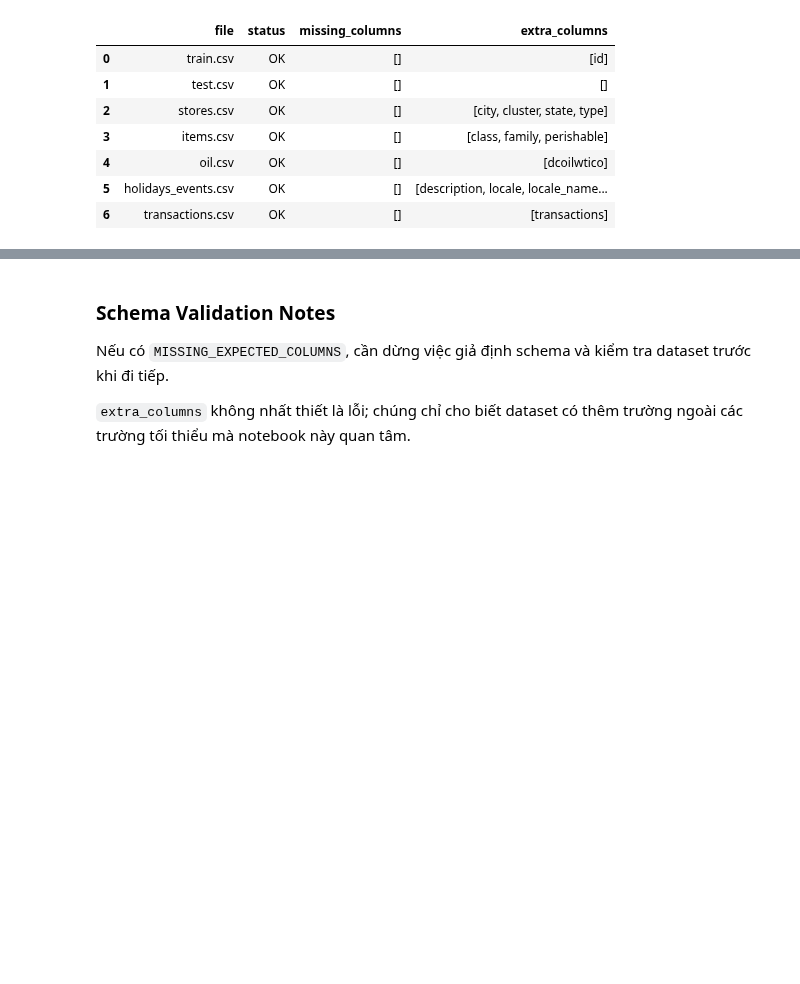
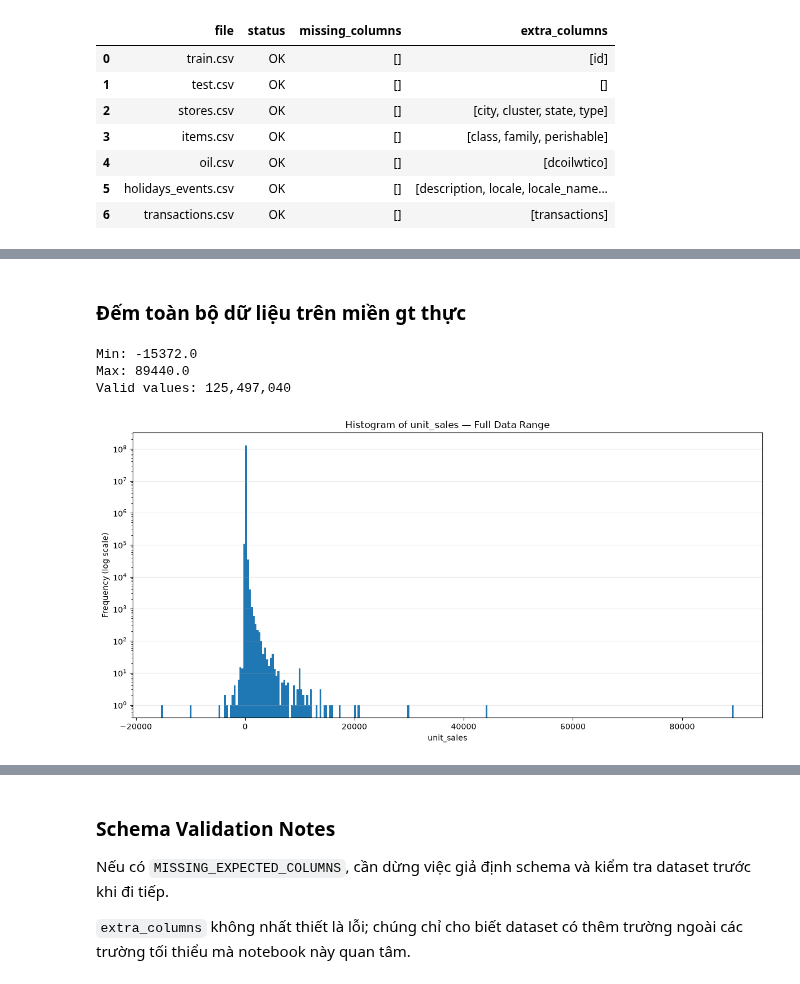
Before and after one commit to AlligatorTHPhat/Machine-learning-project-Grocery-sales-forecast, a Jupyter notebook: notebooks/01_eda.ipynb, the cells around one changed output, grey strips where cells are left out. Cells and saved outputs as stored; diff of their text form; code cells hidden in the pictures; blank space fills up the shorter version.

```diff
--- a/notebooks/01_eda.ipynb
+++ b/notebooks/01_eda.ipynb
@@ -294,0 +1323,65 @@ schema_check_df
+# %% [markdown]
+### Đếm toàn bộ dữ liệu trên miền gt thực
+# %%
+import pandas as pd
+import numpy as np
+import matplotlib.pyplot as plt
+
+train_path = "../data/raw/train.csv"
+chunk_size = 1_000_000
+n_bins = 300
+
+# Pass 1: tìm miền giá trị thực tế
+min_val = np.inf
+max_val = -np.inf
+n_valid = 0
+
+for chunk in pd.read_csv(
+    train_path,
+    usecols=["unit_sales"],
+    chunksize=chunk_size
+):
+    s = chunk["unit_sales"].dropna()
+    if not s.empty:
+        min_val = min(min_val, s.min())
+        max_val = max(max_val, s.max())
+        n_valid += len(s)
+
+print(f"Min: {min_val}")
+print(f"Max: {max_val}")
+print(f"Valid values: {n_valid:,}")
+
+# Tạo bins bao phủ toàn bộ miền quan sát
+if min_val == max_val:
+    bin_edges = np.array([min_val - 0.5, max_val + 0.5])
+else:
+    bin_edges = np.linspace(min_val, max_val, n_bins + 1)
+
+# Pass 2: đếm tần suất theo bins
+counts = np.zeros(len(bin_edges) - 1, dtype=np.int64)
+
+for chunk in pd.read_csv(
+    train_path,
+    usecols=["unit_sales"],
+    chunksize=chunk_size
+):
+    values = chunk["unit_sales"].dropna().to_numpy()
+    counts += np.histogram(values, bins=bin_edges)[0]
+
+# Vẽ biểu đồ
+fig, ax = plt.subplots(figsize=(12, 6))
+
+ax.stairs(counts, bin_edges, fill=True)
+ax.set_yscale("log")
+ax.set_title("Histogram of unit_sales — Full Data Range")
+ax.set_xlabel("unit_sales")
+ax.set_ylabel("Frequency (log scale)")
+ax.grid(axis="y", alpha=0.3)
+
+plt.tight_layout()
+plt.show()
+# %% [output]
+Min: -15372.0
+Max: 89440.0
+Valid values: 125,497,040
+[figure, added]
```
Also changed, not shown: parts of 95 cells of this notebook, 9 other files.
